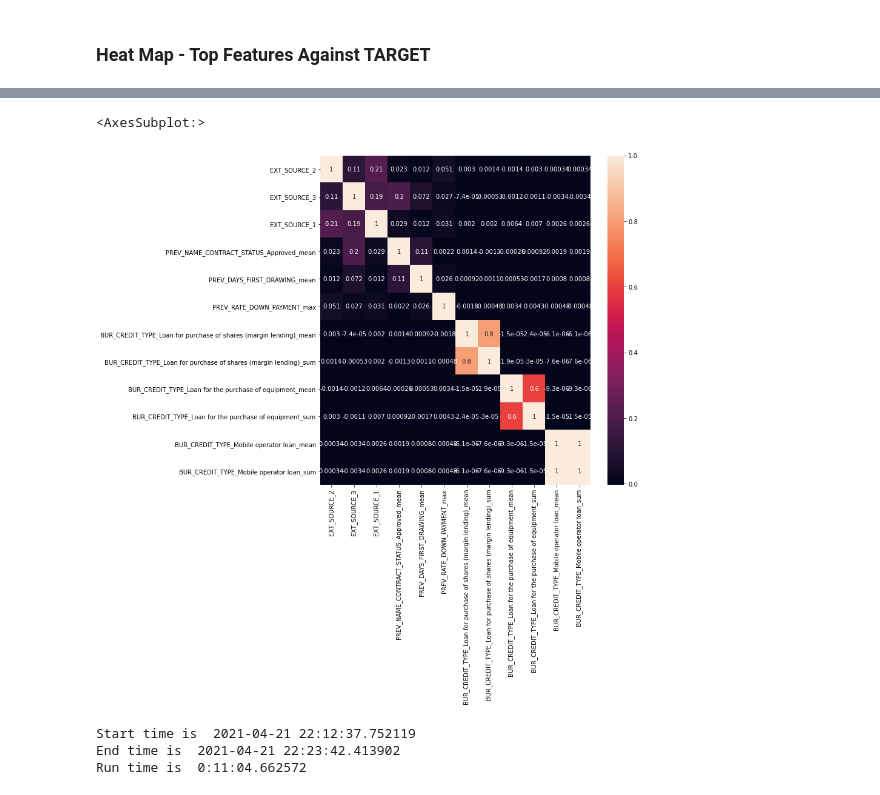
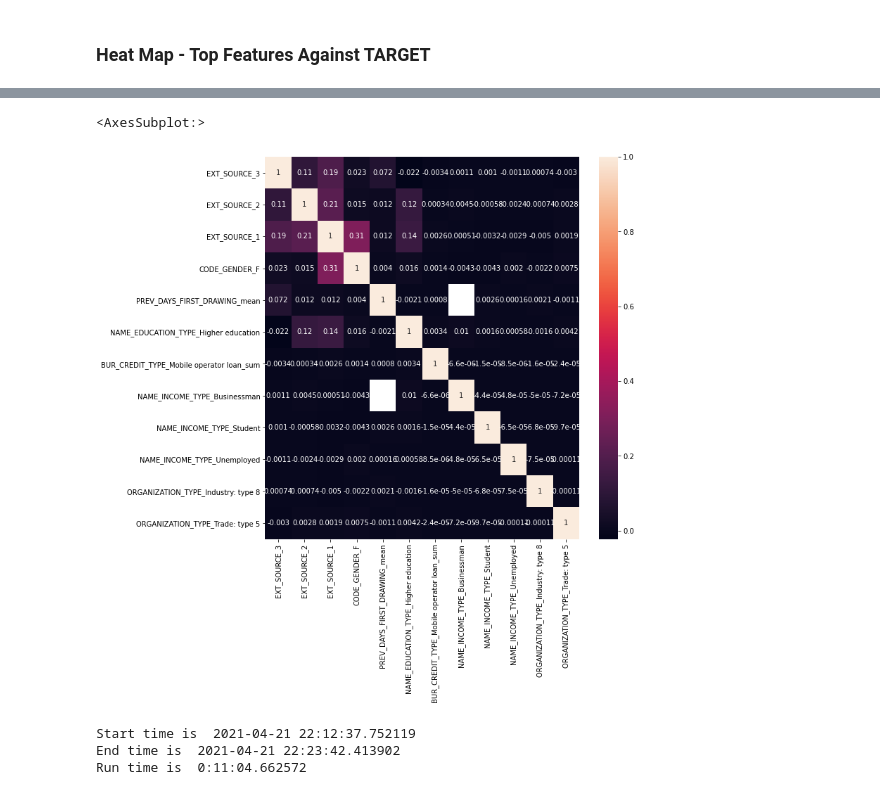
Before and after one commit to jdklein513/final-project-HCDR, a Jupyter notebook: code/Group9_Phase2_Data_Prep.ipynb, the cells around one changed output, grey strips where cells are left out. Cells and saved outputs as stored; diff of their text form; code cells hidden in the pictures.

Commit message:
Update Group9_Phase2_Data_Prep.ipynb
Adding OHE step into data prep section

```diff
--- a/code/Group9_Phase2_Data_Prep.ipynb
+++ b/code/Group9_Phase2_Data_Prep.ipynb
@@ -659,6 +660,7 @@ appTrainDF = appTrainDF.merge(aggbureau_all_df, how='left', on='SK_ID_CURR')
 # set application pipeline
 app_pipe = Pipeline([
     ('app_features', ApplicationFeaturesAdder()),
+    ('ohe', getDummies()),
     ('missing data remover', MissingFeatureRemover()),
     ('collinearity remover', CollinearFeatureRemover()),
     ('near zero variance remover', NearZeroVarianceFeatureRemover())
@@ -690,0 +690,11 @@ final_appTestDF.shape
+# %%
+train_labels = final_appTrainDF['TARGET']
+
+# Keep OHE columns in both data sets
+final_appTrainDF, final_appTestDF = final_appTrainDF.align(final_appTestDF, join = 'inner', axis = 1)
+
+# add target feature back to original data
+final_appTrainDF['TARGET'] = train_labels
+
+print('Training Features shape: ', final_appTrainDF.shape)
+print('Testing Features shape: ', final_appTestDF.shape)
@@ -793,13 +804,13 @@ for i in correlation_target.tail(6).keys().tolist():
 # %%
 # Correlation Heat Map for Some Top Features
 fig, ax = plt.subplots(figsize=(10,10))
 sns.heatmap(
-    appTrainDF.loc[:, top_correlation_features].corr(),
+    final_appTrainDF.loc[:, top_correlation_features].corr(),
     annot=True
 )
 # %% [output]
 <AxesSubplot:>
-[figure, old version]
+[figure, new version]
 # %%
 # temp time check - remove before submission
 print("Start time is ", begin_time)
```
Also changed, not shown: parts of 15 cells of this notebook.
